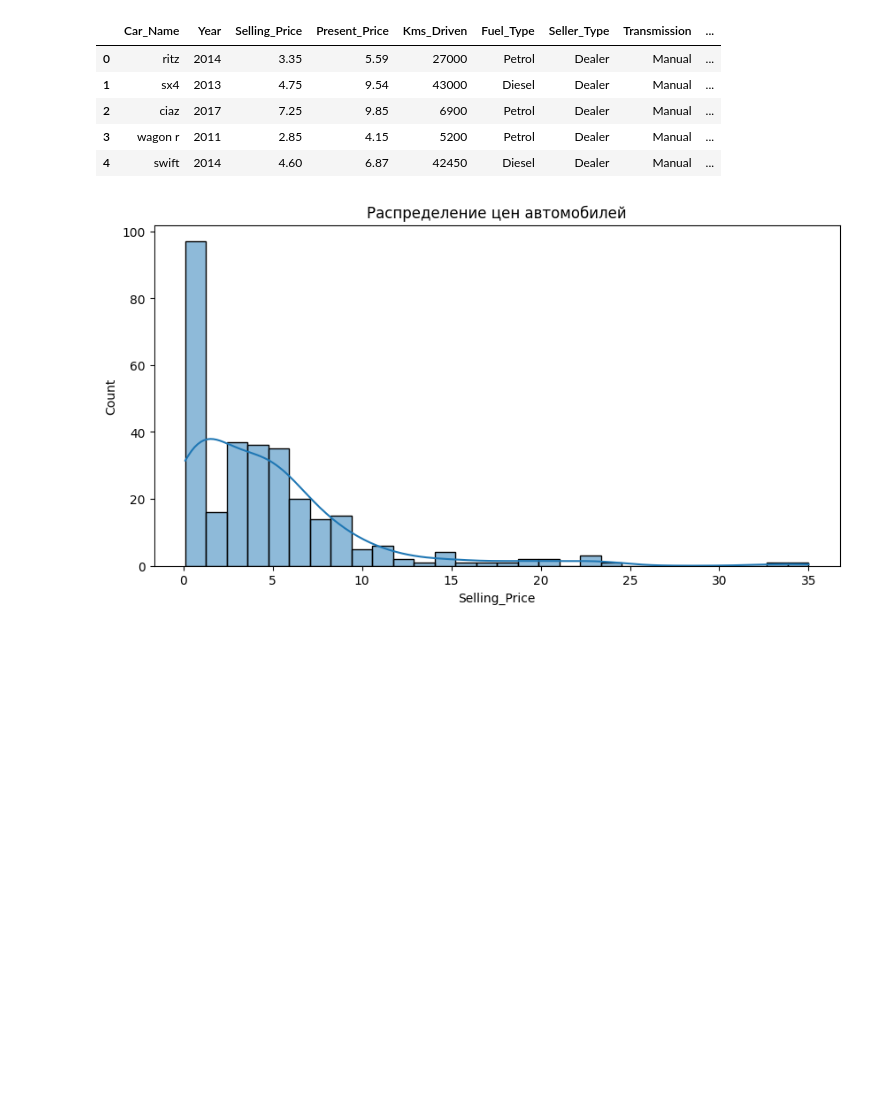
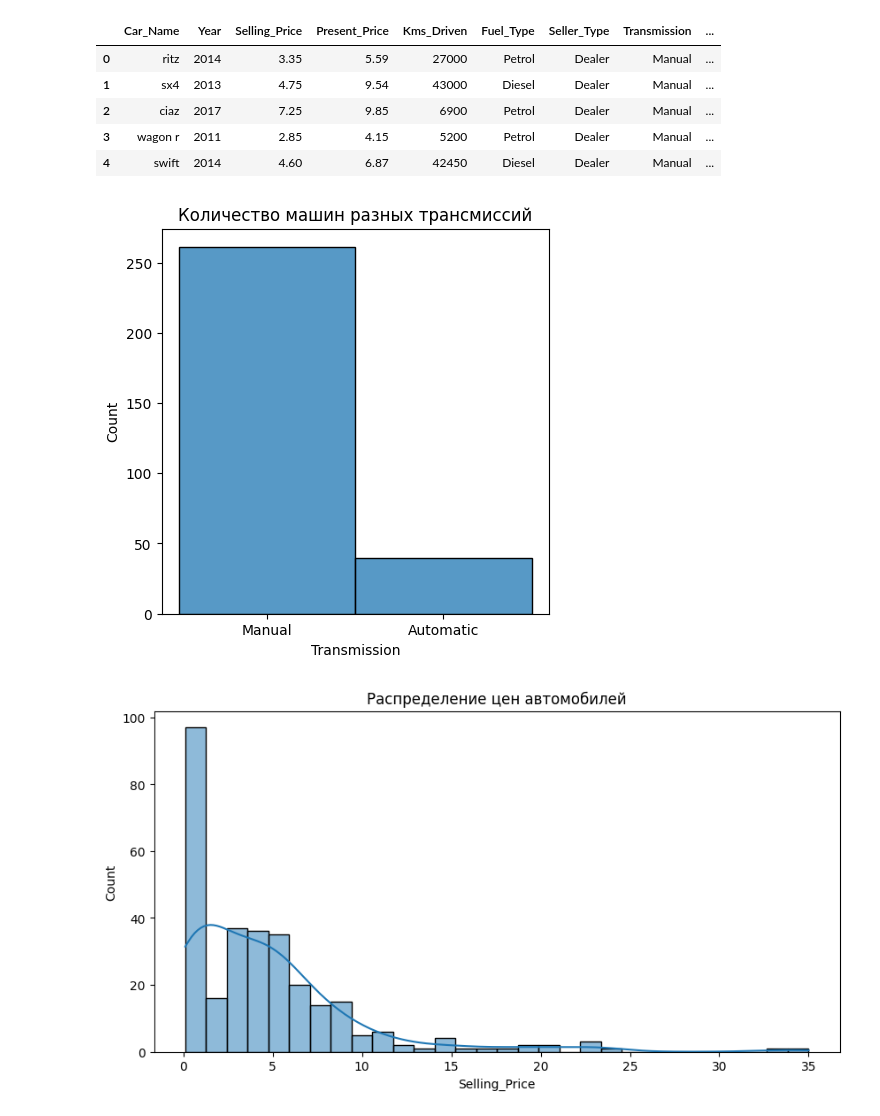
Before and after one commit to Legodork13/-Predicting-the-cost-of-a-car-based-on-its-characteristics, a Jupyter notebook: Predicting_the_cost_of_a_car_based_on_its_characteristics.ipynb, the cells around one changed output. Saved outputs shown, nothing was run; the diff lists cells and outputs as text; code cells hidden in the pictures; blank space fills up the shorter version.

```diff
--- a/Predicting_the_cost_of_a_car_based_on_its_characteristics.ipynb
+++ b/Predicting_the_cost_of_a_car_based_on_its_characteristics.ipynb
@@ -24,3 +24,10 @@ df.head()
 | 2 | ciaz | 2017 | 7.25 | 9.85 | 6900 | Petrol | Dealer | Manual | ... |
 | 3 | wagon r | 2011 | 2.85 | 4.15 | 5200 | Petrol | Dealer | Manual | ... |
 | 4 | swift | 2014 | 4.60 | 6.87 | 42450 | Diesel | Dealer | Manual | ... |
+# %%
+plt.figure(figsize=(5, 5))
+sns.histplot(df['Transmission'])
+plt.title("Количество машин разных трансмиссий")
+plt.show()
+# %% [output]
+[figure, added]
```
Also changed, not shown: parts of 5 cells of this notebook.
